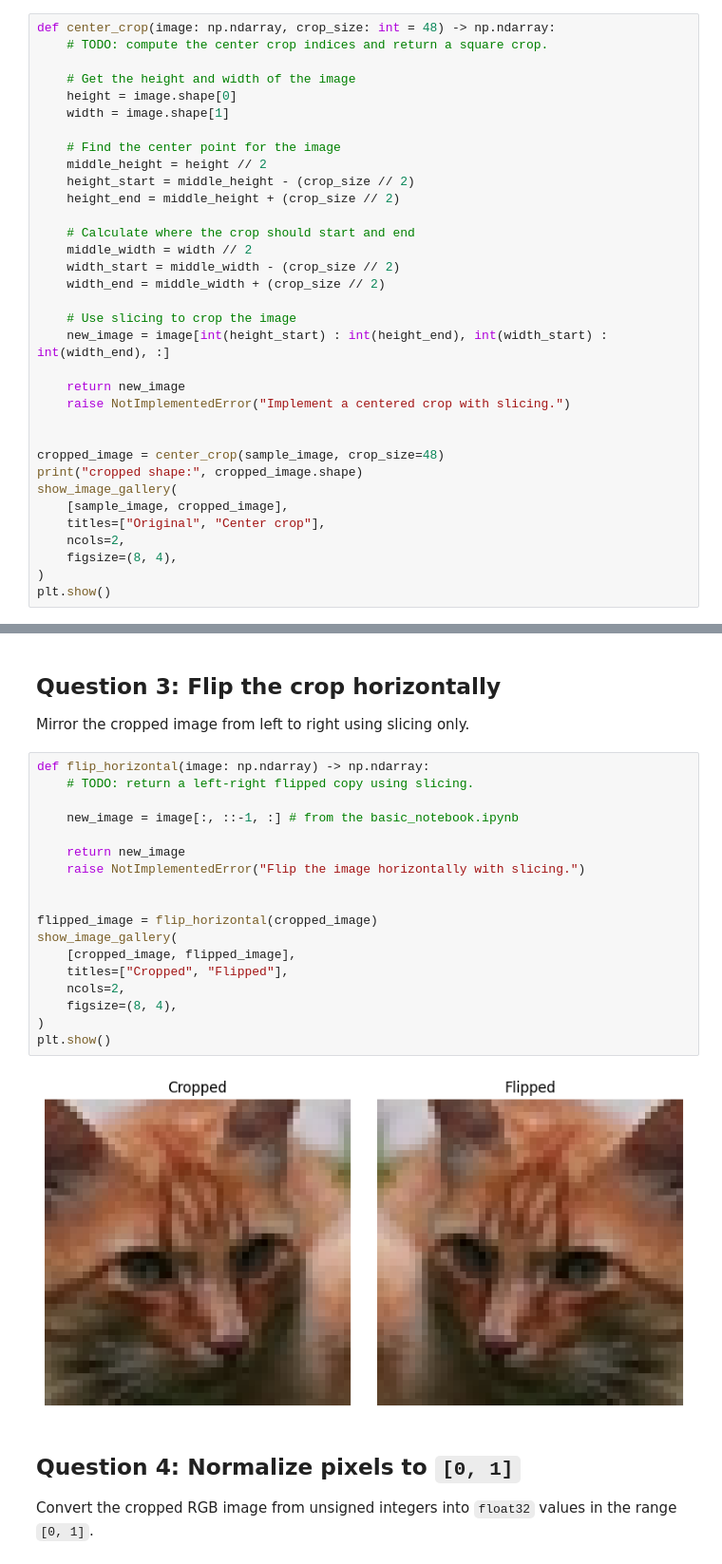
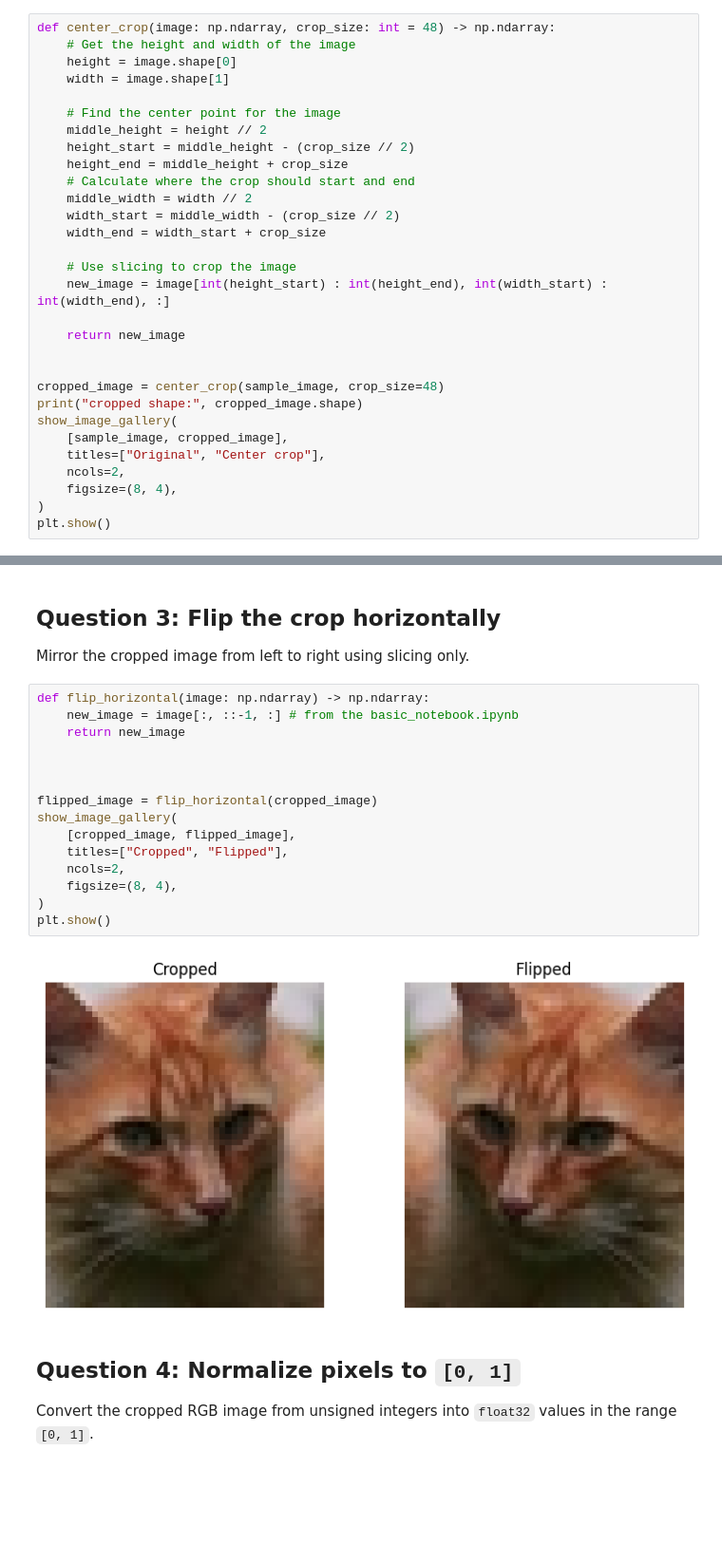
Before and after one commit to vgu-dsai-2026/lab-1-numpy-104240199-creator, a Jupyter notebook: notebook.ipynb, the cells around one changed output, grey strips where cells are left out. Shown at 95% size. Cells and saved outputs as stored; diff of their text form; blank space fills up the shorter version.

```diff
--- a/notebook.ipynb
+++ b/notebook.ipynb
@@ -178,8 +175,6 @@ min/max: 0 225
 Implement a centered square crop. Keep the crop size at `48 x 48` for the rest of the lab so the crop is visible and later operations stay consistent.
 # %%
 def center_crop(image: np.ndarray, crop_size: int = 48) -> np.ndarray:
-    # TODO: compute the center crop indices and return a square crop.
-
     # Get the height and width of the image
     height = image.shape[0]
     width = image.shape[1]
@@ -187,18 +182,16 @@ def center_crop(image: np.ndarray, crop_size: int = 48) -> np.ndarray:
     # Find the center point for the image
     middle_height = height // 2
     height_start = middle_height - (crop_size // 2)
-    height_end = middle_height + (crop_size // 2)
-
+    height_end = middle_height + crop_size
     # Calculate where the crop should start and end
     middle_width = width // 2
     width_start = middle_width - (crop_size // 2)
-    width_end = middle_width + (crop_size // 2)
+    width_end = width_start + crop_size
 
     # Use slicing to crop the image
     new_image = image[int(height_start) : int(height_end), int(width_start) : int(width_end), :]
 
     return new_image
-    raise NotImplementedError("Implement a centered crop with slicing.")
 
 
 cropped_image = center_crop(sample_image, crop_size=48)
@@ -219,24 +212,21 @@ cropped shape: (48, 48, 3)
 Mirror the cropped image from left to right using slicing only.
 # %%
 def flip_horizontal(image: np.ndarray) -> np.ndarray:
-    # TODO: return a left-right flipped copy using slicing.
+    new_image = image[:, ::-1, :] # from the basic_notebook.ipynb
+    return new_image
 
-    new_image = image[:, ::-1, :] # from the basic_notebook.ipynb
-
-    return new_image
-    raise NotImplementedError("Flip the image horizontally with slicing.")
 
 
 flipped_image = flip_horizontal(cropped_image)
 show_image_gallery(
     [cropped_image, flipped_image],
     titles=["Cropped", "Flipped"],
     ncols=2,
     figsize=(8, 4),
 )
 plt.show()
 # %% [output]
-[figure, old version]
+[figure, new version]
 # %% [markdown]
 ## Question 4: Normalize pixels to `[0, 1]`
 
```
Also changed, not shown: parts of 9 cells of this notebook.
